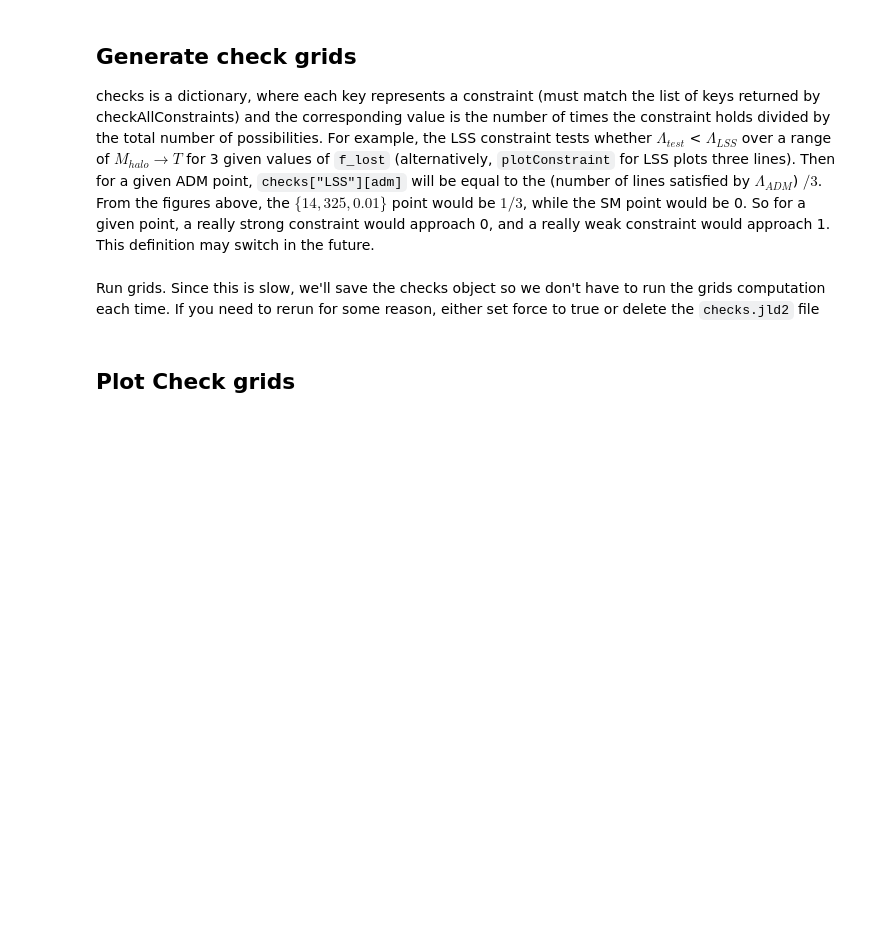
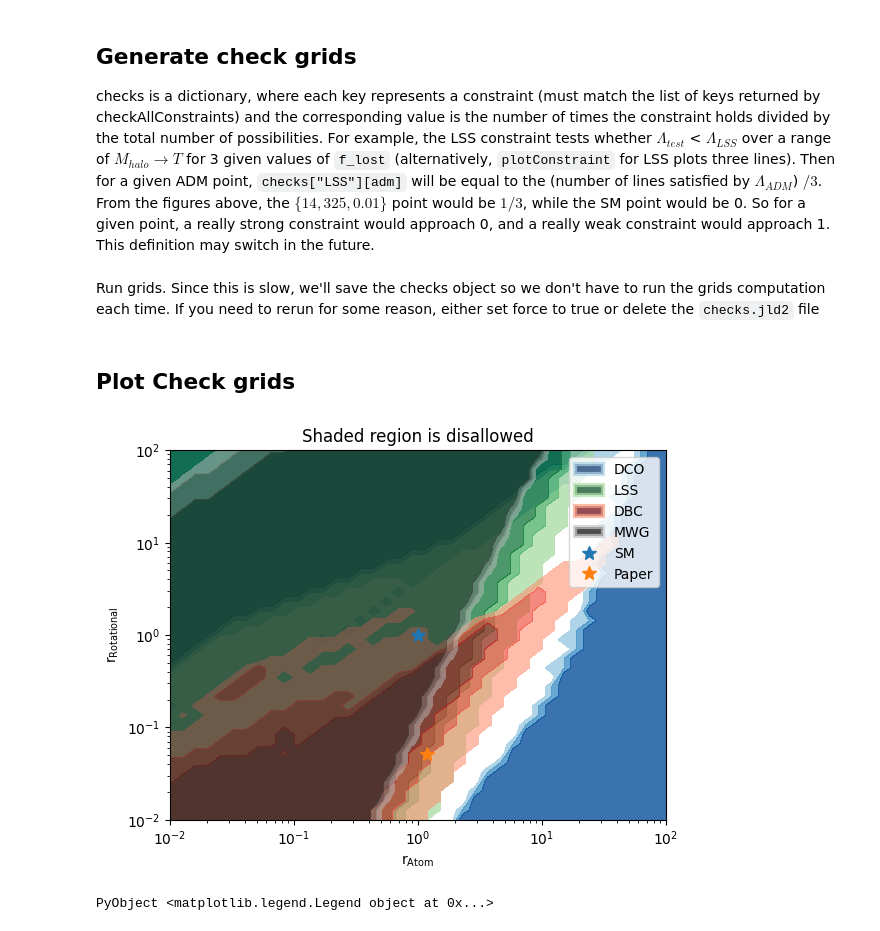
Before and after one commit to mtryan83/constraints, a Jupyter notebook: testing.ipynb, the cells around one changed output. Saved outputs shown, nothing was run; the diff lists cells and outputs as text; code cells hidden in the pictures; blank space fills up the shorter version.

Commit message:
Current version of notebook for displaying on github
Also fixed legend, loading from file

```diff
--- a/testing.ipynb
+++ b/testing.ipynb
@@ -33,15 +35,21 @@ function plotConstraints(adm::ADM)
     title("M:$(adm.M) GeV m:$(adm.m) keV α\$_D\$:$(adm.dα)")
 end
 
-function plotExamplePoints()
+function plotExamplePoints(;use_m=false)
     # Example points are SM values and (14 Gev, 325 keV, 0.01) from the paper
     rα = [1, 0.01/ADM().α]
     r_m = [1, 325/ADM().m]
     r_M = [1, 14/ADM().M]
     ratom = rα.^2 .* r_m
     rrot = rα.^2 .* r_m.^2 ./ r_M
-
-    PyPlot.plot(ratom[1],rrot[1],"*",label="SM")
-    PyPlot.plot(ratom[2],rrot[2],"*",label="Paper")
-
+    if use_m
+        x = r_m
+        y = r_M
+    else
+        x = ratom
+        y = rrot
+    end
+    h1 = PyPlot.plot(x[1],y[1],"*",label="SM",markersize=10)
+    h2 = PyPlot.plot(x[2],y[2],"*",label="Paper",markersize=10)
+    return h1,h2
 end
@@ -146,30 +185,60 @@ end
 # %%
 using PyPlot
 
 fig = figure()
 x = rA
 y = rR
-cols = Dict("LSS"=>"Greens","DwG"=>"Blues","DBC"=>"Reds")
-hat = Dict("LSS"=>"/","DwG"=>"-","DBC"=>"o")
-alpha_offset = 0.2
+cols = Dict("LSS"=>"Greens","DCO"=>"Blues","DBC"=>"Reds","MWG"=>"Greys")
+alpha_offset = (length(keys(cols))-1)/10
+nanarray = fill(NaN,(2))
+hndls = []
 for k in keys(checks)
-    #contour(x,y,checks[k],levels=2,label=k)
+    if !(k in keys(cols))
+        continue
+    end
     #masked = convert(Matrix{Union{Float64,Missing}},checks[k])
     # matplotlib uses NaNs to mask data apparently
     masked = 1.0 .- copy(checks[k])
     masked[masked .== 0.0] .= NaN
-    pcolormesh(x,y, masked,cmap=cols[k],alpha=.5+alpha_offset,)
+    # note if we want hatches we need to switch back to pcolor - this leaves lines between the boxes -
+    # see https://stackoverflow.com/questions/8263769/hide-contour-linestroke-on-pyplot-contourf-to-get-only-fills
+    # for a potential solution
+    #pcolormesh(x,y, masked,cmap=cols[k],alpha=.5+alpha_offset,)
+    conts = contourf(x,y, 1 .-checks[k],cmap=cols[k],levels=3,alpha=0.5+alpha_offset)
+    conts.collections[1].set_alpha(0)
+    #conts.collections[end].set_label(k)
+    #push!(hndls,conts.legend_elements()[1][1])
+
+    cmap = ColorMap(cols[k])
+    #println("$k: $(cols[k]): $(cmap(1))")
+
+    # the following comes from
+    # https://stackoverflow.com/questions/57024194/how-to-create-an-ax-legend-method-for-contourf-plots-that-doesnt-require-pass/57030414#57030414
+    # and has been modified to fit your Julia screen
+    # pass labels to proxies and place proxies in loop
+    proxy = plt.Rectangle((NaN, NaN), NaN, 1, fc=cmap(0.999), ec=cmap(0.33),
+                           alpha=0.7, linewidth=3, label=k)
+    # pass proxies to ax.patches
+    ax = gca()
+    ax.add_patch(proxy)
+
+    # Need to figure out a way to label colors without using a hundred color bars
     alpha_offset -= 0.1
     clim(0,1)
 end
 PyPlot.xlim(extrema(x))
 PyPlot.ylim(extrema(y))
 PyPlot.xscale("log")
 PyPlot.yscale("log")
 PyPlot.xlabel("r\$_{\\rm Atom}\$")
 PyPlot.ylabel("r\$_{\\rm Rotational}\$")
-plotExamplePoints()
-title("Shaded region is not allowed")
+append!(hndls,plotExamplePoints())
+title("Shaded region is disallowed")
+#display(hndls)
+PyPlot.legend()
+# %% [output]
+[figure, added]
+PyObject <matplotlib.legend.Legend object at 0x...>
 # %%
 using PyPlot
 
```
Also changed, not shown: parts of 9 cells of this notebook.
